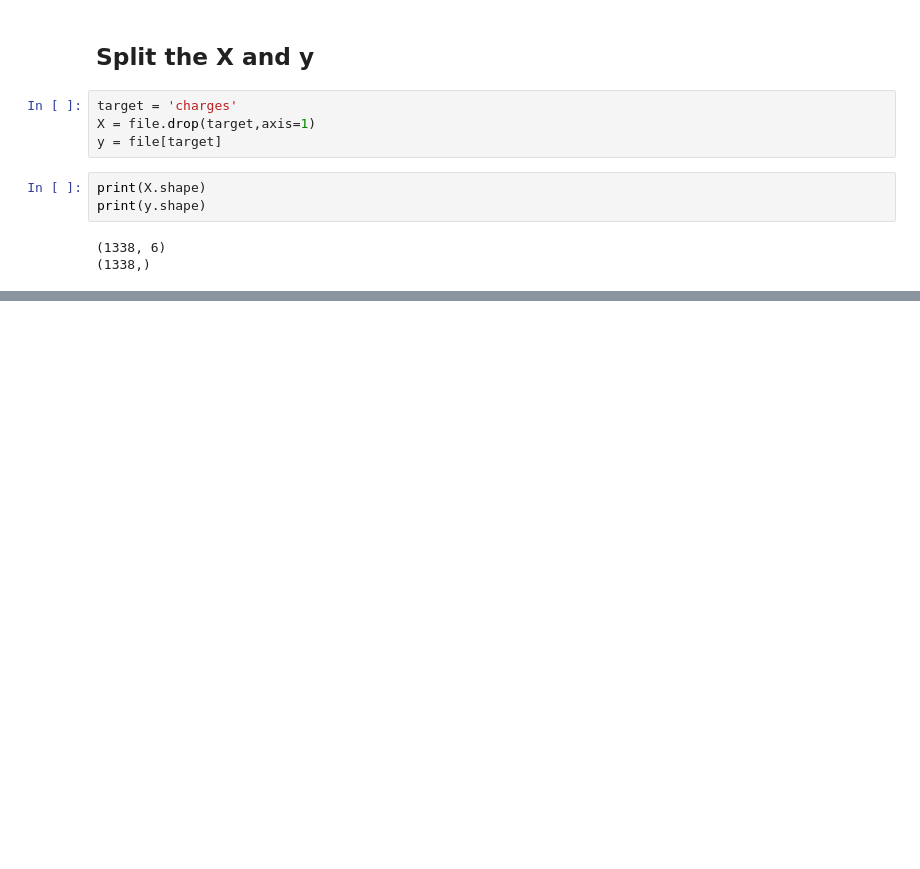
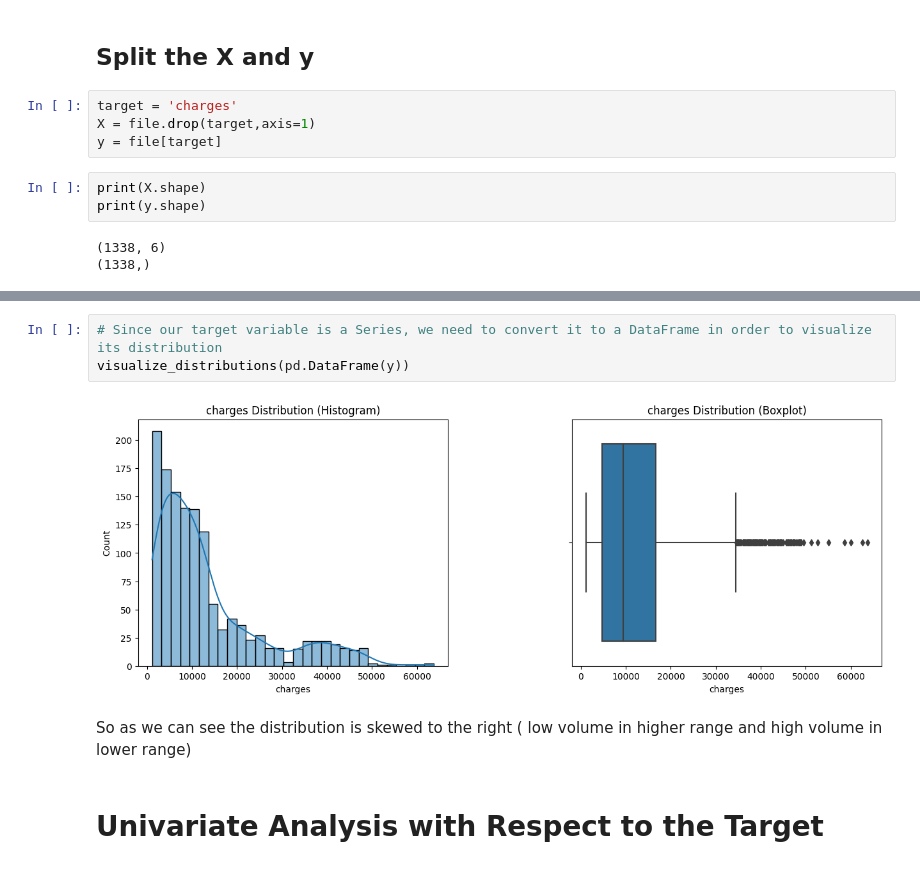
Before and after one commit to ruddysimon/Predictive-Insurance-Premium-Estimation-with-XGBoost, a Jupyter notebook: Insurance_modeling.ipynb, the cells around one changed output, grey strips where cells are left out. Drawn from its saved outputs; the diff is of its cells as text; blank space fills up the shorter version.

```diff
--- a/Insurance_modeling.ipynb
+++ b/Insurance_modeling.ipynb
@@ -118,0 +180,9 @@ print(y.shape)
+# %%
+# Since our target variable is a Series, we need to convert it to a DataFrame in order to visualize its distribution
+visualize_distributions(pd.DataFrame(y))
+# %% [output]
+[figure, added]
+# %% [markdown]
+So as we can see the distribution is skewed to the right ( low volume in higher range and high volume in lower range)
+# %% [markdown]
+# Univariate Analysis with Respect to the Target
```
Also changed, not shown: parts of 12 cells of this notebook.
